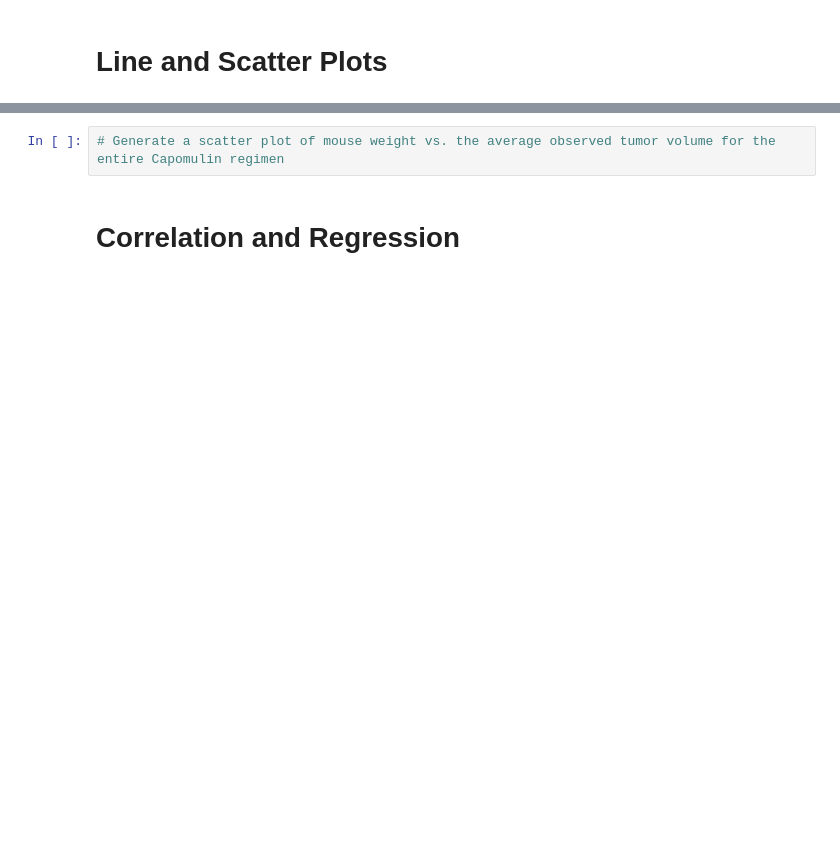
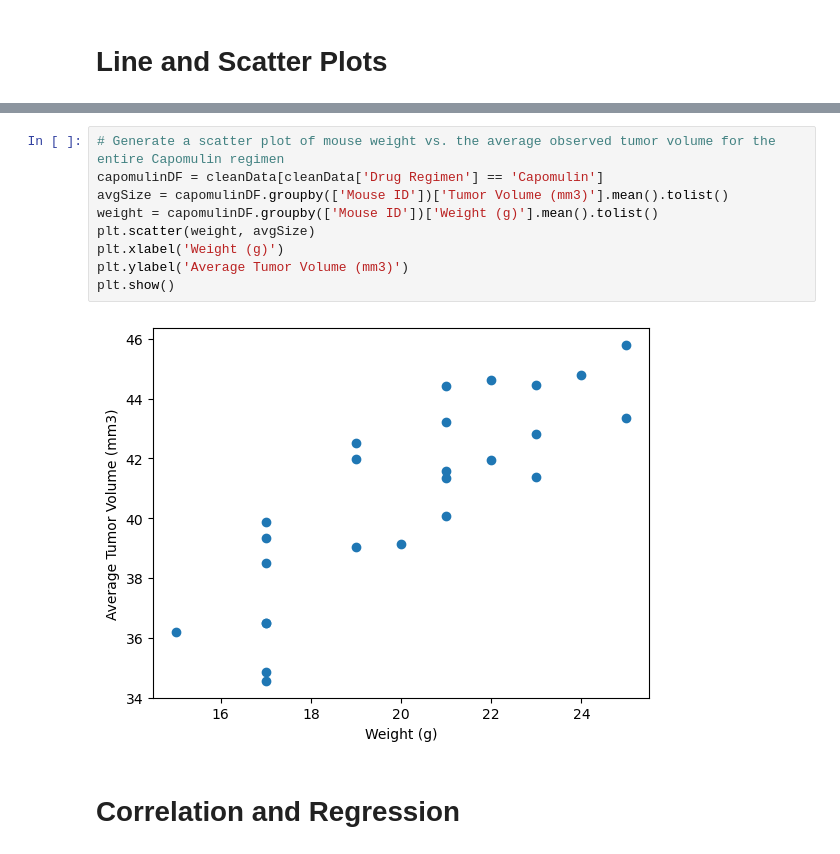
Before and after one commit to jdsouthern/Module5Challenge, a Jupyter notebook: Pymaceuticals.ipynb, the cells around one changed output, grey strips where cells are left out. Saved outputs shown, nothing was run; the diff lists cells and outputs as text; blank space fills up the shorter version.

```diff
--- a/Pymaceuticals.ipynb
+++ b/Pymaceuticals.ipynb
@@ -189,5 +231,14 @@ tumorVol = []
 # %%
 # Generate a scatter plot of mouse weight vs. the average observed tumor volume for the entire Capomulin regimen
+capomulinDF = cleanData[cleanData['Drug Regimen'] == 'Capomulin']
+avgSize = capomulinDF.groupby(['Mouse ID'])['Tumor Volume (mm3)'].mean().tolist()
+weight = capomulinDF.groupby(['Mouse ID'])['Weight (g)'].mean().tolist()
+plt.scatter(weight, avgSize)
+plt.xlabel('Weight (g)')
+plt.ylabel('Average Tumor Volume (mm3)')
+plt.show()
+# %% [output]
+[figure, added]
 # %% [markdown]
 # Correlation and Regression
 # %%
```
Also changed, not shown: parts of 6 cells of this notebook.
